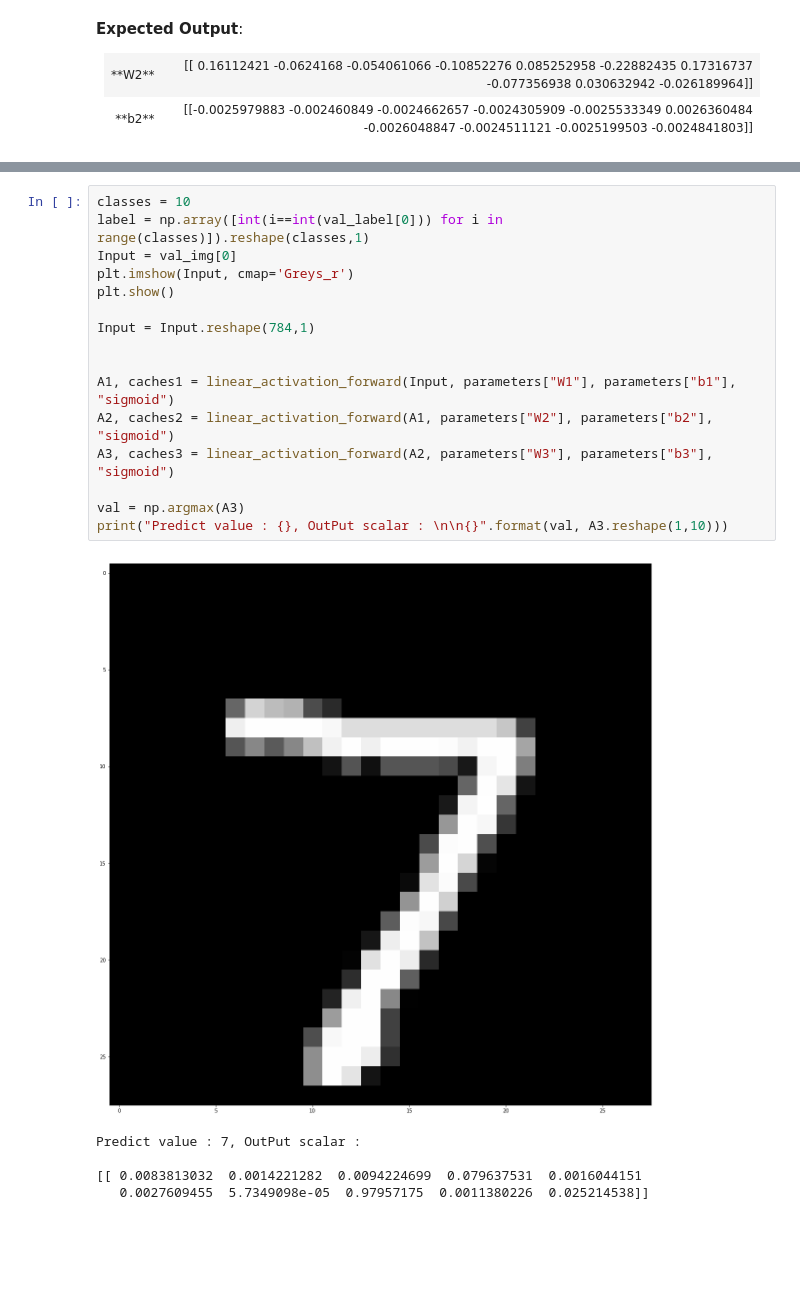
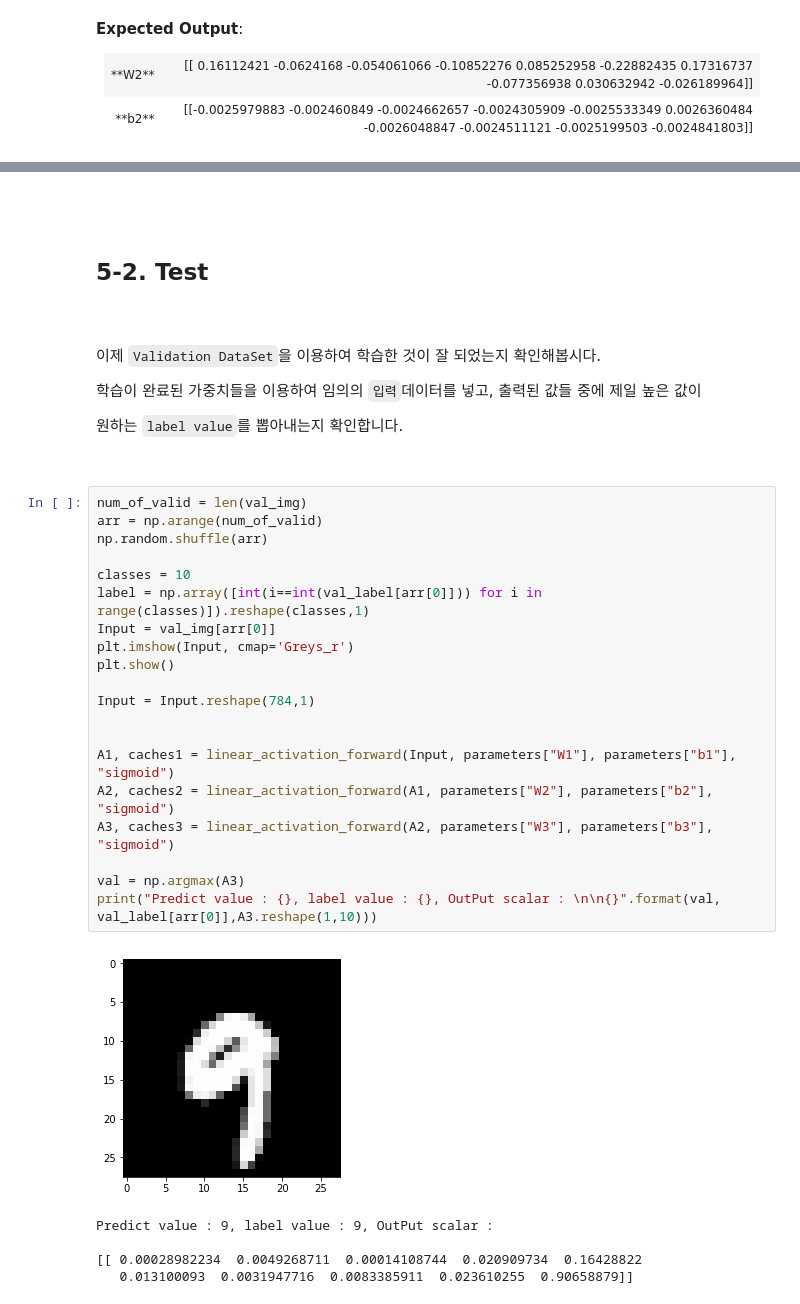
Before and after one commit to ssaru/Deeplearning-from-scratch, a Jupyter notebook: Neural_Network_tutorial(MNIST).ipynb, the cells around one changed output, grey strips where cells are left out. Drawn from its saved outputs; the diff is of its cells as text; blank space fills up the shorter version.

```diff
--- a/Neural_Network_tutorial(MNIST).ipynb
+++ b/Neural_Network_tutorial(MNIST).ipynb
@@ -697,22 +711,39 @@ plt.show()
+# %% [markdown]
+<br/><br/>
+
+## 5-2. Test
+<br/><br/>
+이제 `Validation DataSet`을 이용하여 학습한 것이 잘 되었는지 확인해봅시다.
+
+학습이 완료된 가중치들을 이용하여 임의의 `입력`데이터를 넣고, 출력된 값들 중에 제일 높은 값이
+
+원하는 `label value`를 뽑아내는지 확인합니다.
+
+
+<br/>
 # %%
+num_of_valid = len(val_img)
+arr = np.arange(num_of_valid)
+np.random.shuffle(arr)
+
 classes = 10
-label = np.array([int(i==int(val_label[0])) for i in range(classes)]).reshape(classes,1)
-Input = val_img[0]
+label = np.array([int(i==int(val_label[arr[0]])) for i in range(classes)]).reshape(classes,1)
+Input = val_img[arr[0]]
 plt.imshow(Input, cmap='Greys_r')
 plt.show()
 
 Input = Input.reshape(784,1)
 
 
 A1, caches1 = linear_activation_forward(Input, parameters["W1"], parameters["b1"], "sigmoid")
 A2, caches2 = linear_activation_forward(A1, parameters["W2"], parameters["b2"], "sigmoid")
 A3, caches3 = linear_activation_forward(A2, parameters["W3"], parameters["b3"], "sigmoid")
 
 val = np.argmax(A3)
-print("Predict value : {}, OutPut scalar : \n\n{}".format(val, A3.reshape(1,10)))
+print("Predict value : {}, label value : {}, OutPut scalar : \n\n{}".format(val, val_label[arr[0]],A3.reshape(1,10)))
 # %% [output]
-[figure, old version]
+[figure, new version]
-Predict value : 7, OutPut scalar :
+Predict value : 9, label value : 9, OutPut scalar :
 
-[[ 0.0083813032  0.0014221282  0.0094224699  0.079637531  0.0016044151
-   0.0027609455  5.7349098e-05  0.97957175  0.0011380226  0.025214538]]
+[[ 0.00028982234  0.0049268711  0.00014108744  0.020909734  0.16428822
+   0.013100093  0.0031947716  0.0083385911  0.023610255  0.90658879]]
```
Also changed, not shown: parts of 20 cells of this notebook, 2 other files.
